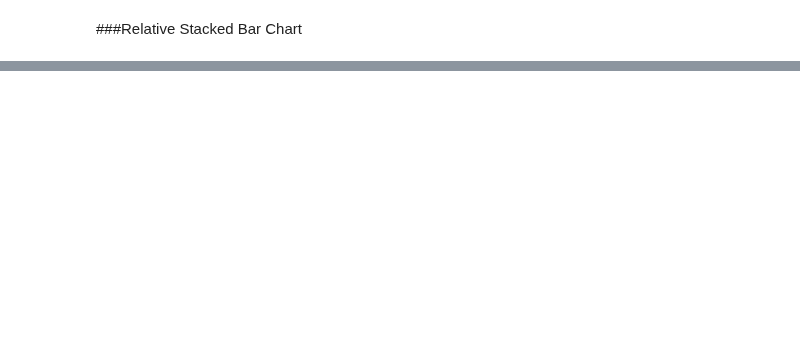
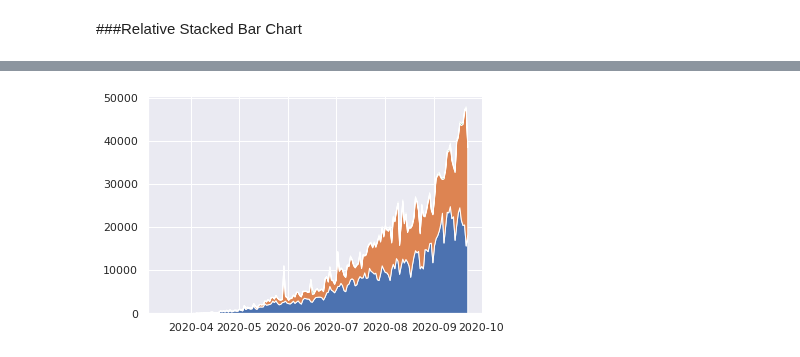
Before and after one commit to ajayks1974/learn_tools_tech, a Jupyter notebook: fds/fds_wk12_visualization.ipynb, the cells around one changed output, grey strips where cells are left out. Cells and saved outputs as stored; diff of their text form; code cells hidden in the pictures; blank space fills up the shorter version.

```diff
--- a/fds/fds_wk12_visualization.ipynb
+++ b/fds/fds_wk12_visualization.ipynb
@@ -393,0 +450,4 @@ plt.xticks(rotation=90);
+# %%
+plt.stackplot(df_.index, df_.Confirmed,  df_.Recovered, df_.Deceased);
+# %% [output]
+[figure, added]
```
Also changed, not shown: parts of 33 cells of this notebook.
